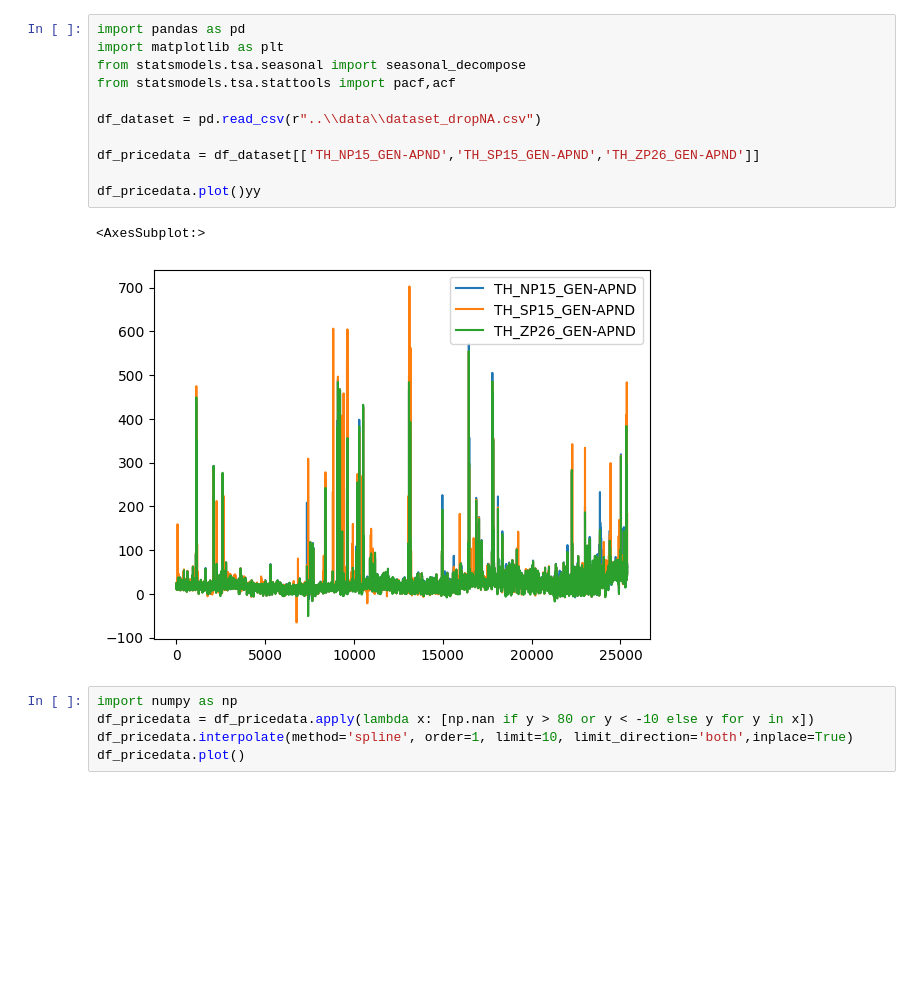
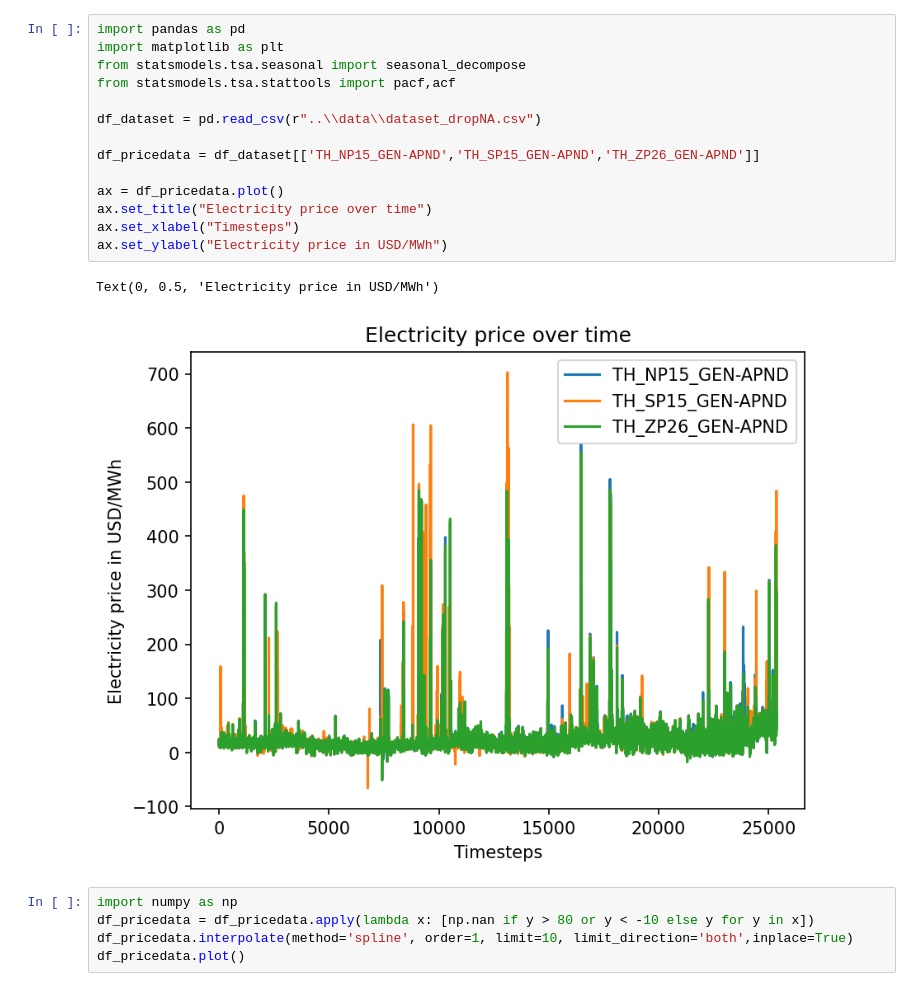
Before and after one commit to simoneliasen/yggdrasil, a Jupyter notebook: data_exploration/data_exploration.ipynb, the cells around one changed output. Cells and saved outputs as stored; diff of their text form; blank space fills up the shorter version.

```diff
--- a/data_exploration/data_exploration.ipynb
+++ b/data_exploration/data_exploration.ipynb
@@ -1,17 +1,20 @@
 # %%
 import pandas as pd
 import matplotlib as plt
 from statsmodels.tsa.seasonal import seasonal_decompose
 from statsmodels.tsa.stattools import pacf,acf
 
 df_dataset = pd.read_csv(r"..\\data\\dataset_dropNA.csv")
 
 df_pricedata = df_dataset[['TH_NP15_GEN-APND','TH_SP15_GEN-APND','TH_ZP26_GEN-APND']]
 
-df_pricedata.plot()yy
+ax = df_pricedata.plot()
+ax.set_title("Electricity price over time")
+ax.set_xlabel("Timesteps")
+ax.set_ylabel("Electricity price in USD/MWh")
 # %% [output]
-<AxesSubplot:>
+Text(0, 0.5, 'Electricity price in USD/MWh')
-[figure, old version]
+[figure, new version]
 # %%
 import numpy as np
 df_pricedata = df_pricedata.apply(lambda x: [np.nan if y > 80 or y < -10 else y for y in x])
```
Also changed, not shown: parts of 14 cells of this notebook, 4 other files.
